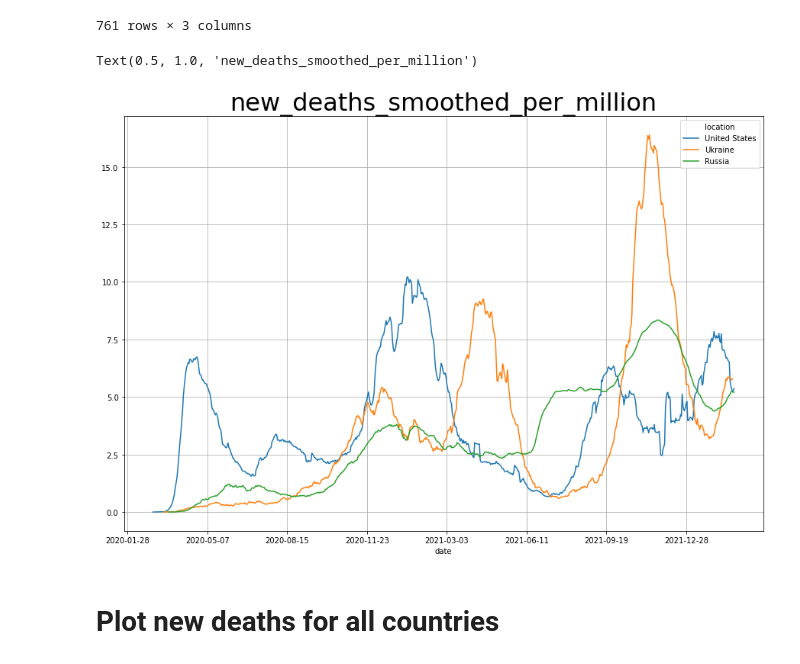
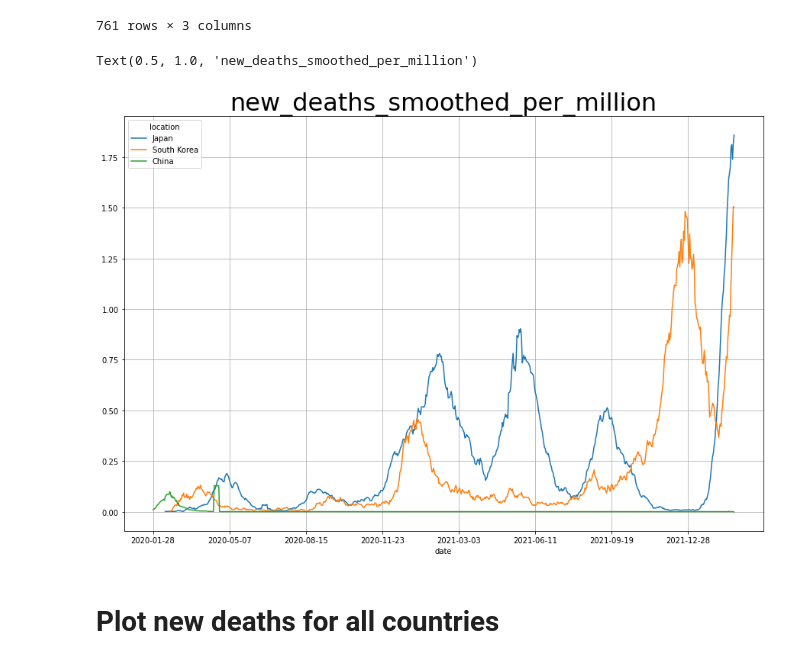
Before and after one commit to tjhickey724/cs103a, a Jupyter notebook: coviddata-full.ipynb, the cells around one changed output. Drawn from its saved outputs; the diff is of its cells as text; code cells hidden in the pictures.

```diff
--- a/coviddata-full.ipynb
+++ b/coviddata-full.ipynb
@@ -161,12 +174,12 @@ df2[['United States','Ukraine','Russia']]
 | 2022-02-26 | 5.360 | NaN | 5.207 |
 761 rows × 3 columns
 # %%
-df2[['United States','Ukraine','Russia']].plot(figsize=(15,10))
+df2[['Japan','South Korea','China']].plot(figsize=(15,10))
 plt.grid()
 plt.title(column,fontsize=32)
 # %% [output]
 Text(0.5, 1.0, 'new_deaths_smoothed_per_million')
-[figure, old version]
+[figure, new version]
 # %% [markdown]
 # Plot new deaths for all countries
 # %%
```
Also changed, not shown: parts of 8 cells of this notebook, 3 other files.
